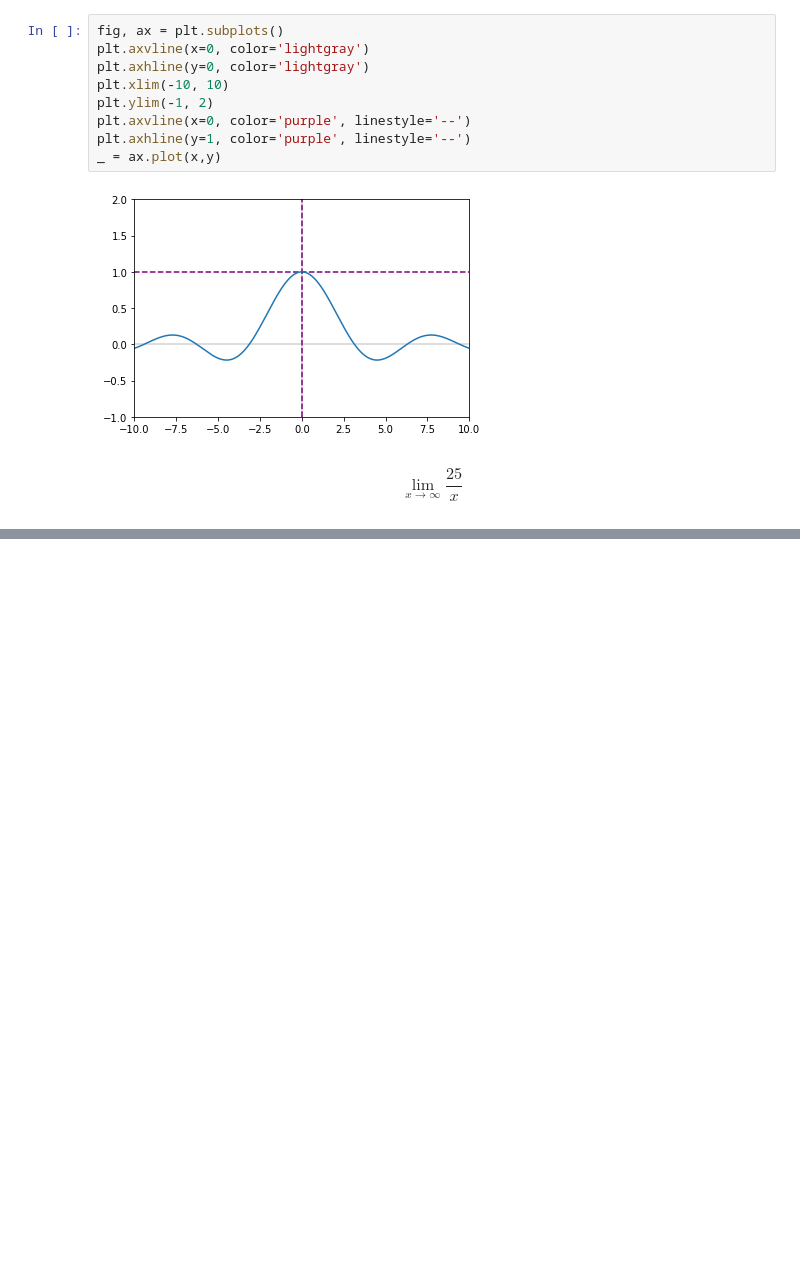
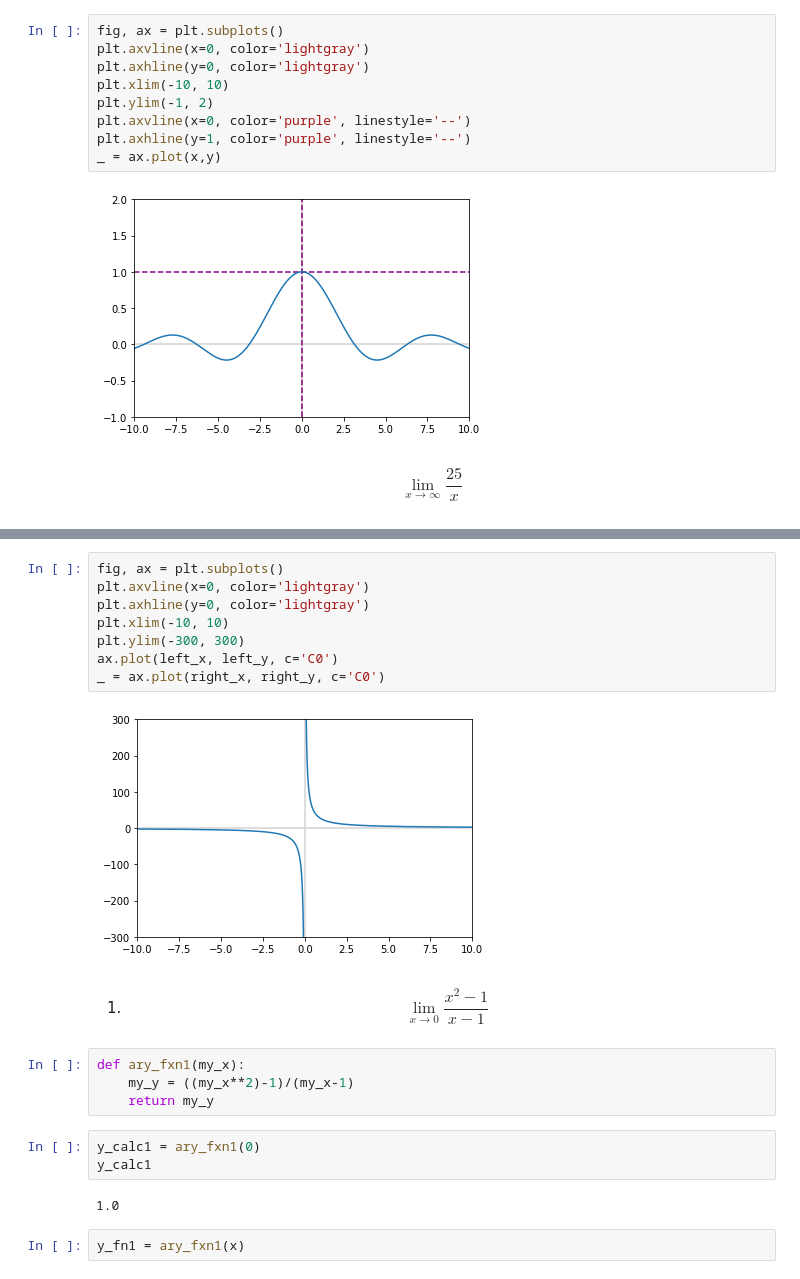
Before and after one commit to irawan09/Machine_Learning, a Jupyter notebook: Mathematical Foundations of ML/3 - Calculus I.ipynb, the cells around one changed output, grey strips where cells are left out. Drawn from its saved outputs; the diff is of its cells as text; blank space fills up the shorter version.

```diff
--- a/Mathematical Foundations of ML/3 - Calculus I.ipynb
+++ b/Mathematical Foundations of ML/3 - Calculus I.ipynb
@@ -174,0 +213,23 @@ def inf_fxn(my_x)
+# %%
+fig, ax = plt.subplots()
+plt.axvline(x=0, color='lightgray')
+plt.axhline(y=0, color='lightgray')
+plt.xlim(-10, 10)
+plt.ylim(-300, 300)
+ax.plot(left_x, left_y, c='C0')
+_ = ax.plot(right_x, right_y, c='C0')
+# %% [output]
+[figure, added]
+# %% [markdown]
+1. $$ \lim_{x \to 0} \frac{x^2-1}{x-1} $$
+# %%
+def ary_fxn1(my_x):
+    my_y = ((my_x**2)-1)/(my_x-1)
+    return my_y
+# %%
+y_calc1 = ary_fxn1(0)
+y_calc1
+# %% [output]
+1.0
+# %%
+y_fn1 = ary_fxn1(x)
```
Also changed, not shown: parts of 28 cells of this notebook.
